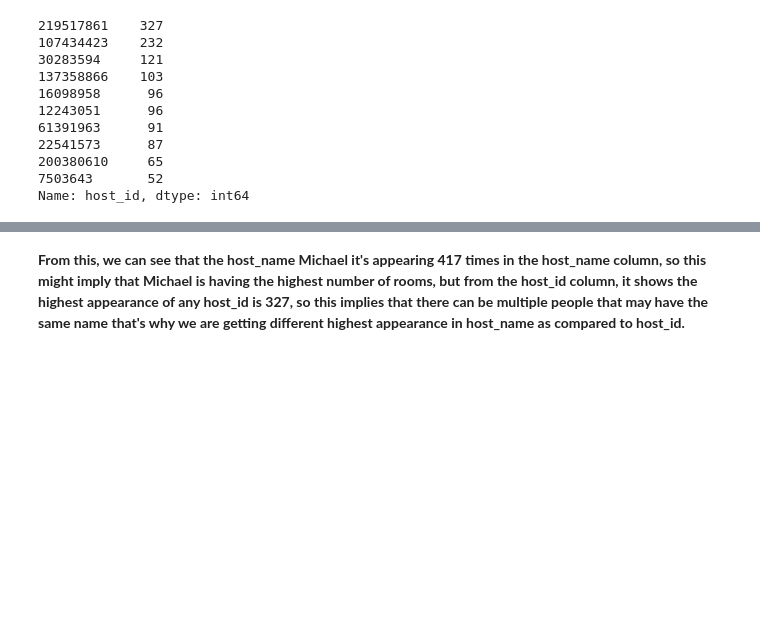
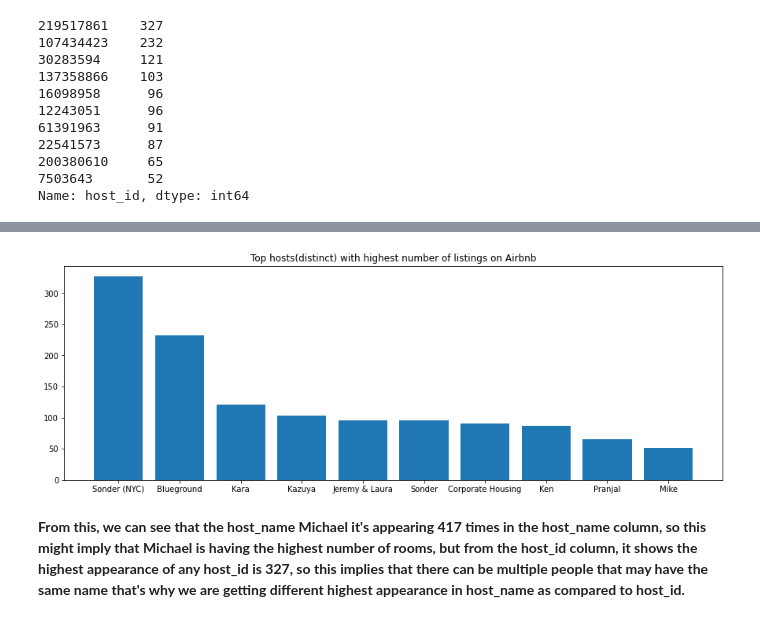
Before and after one commit to bhavikk001/airbnb-eda, a Jupyter notebook: Airbnb_Bookings_Analysis_(Team)_Capstone_Project.ipynb, the cells around one changed output, grey strips where cells are left out. Cells and saved outputs as stored; diff of their text form; code cells hidden in the pictures; blank space fills up the shorter version.

```diff
--- a/Airbnb_Bookings_Analysis_(Team)_Capstone_Project.ipynb
+++ b/Airbnb_Bookings_Analysis_(Team)_Capstone_Project.ipynb
@@ -367,3 +373,17 @@ Name: host_id, dtype: int64
+# %%
+top_host=df.groupby(['host_id','host_name'])['calculated_host_listings_count'].max().sort_values(ascending=False).head(10).reset_index()
+
+h_name = top_host['host_name'].head(10)
+count = top_host['calculated_host_listings_count'].head(10)
+# Figure Size
+fig = plt.figure(figsize =(15, 5))
+# Horizontal Bar Plot
+plt.bar(h_name[0:10], count[0:10])
+# Show Plot
+plt.title("Top hosts(distinct) with highest number of listings on Airbnb")
+plt.show()
+# %% [output]
+[figure, added]
 # %% [markdown]
 **From this, we can see that the host_name Michael it's appearing 417 times in the host_name column, so this might imply that Michael is having the highest number of rooms, but from the host_id column, it shows the highest appearance of any host_id is 327, so this implies that there can be multiple people that may have the same name that's why we are getting different highest appearance in host_name as compared to host_id.**
 # %% [markdown]
```
Also changed, not shown: parts of 38 cells of this notebook.
